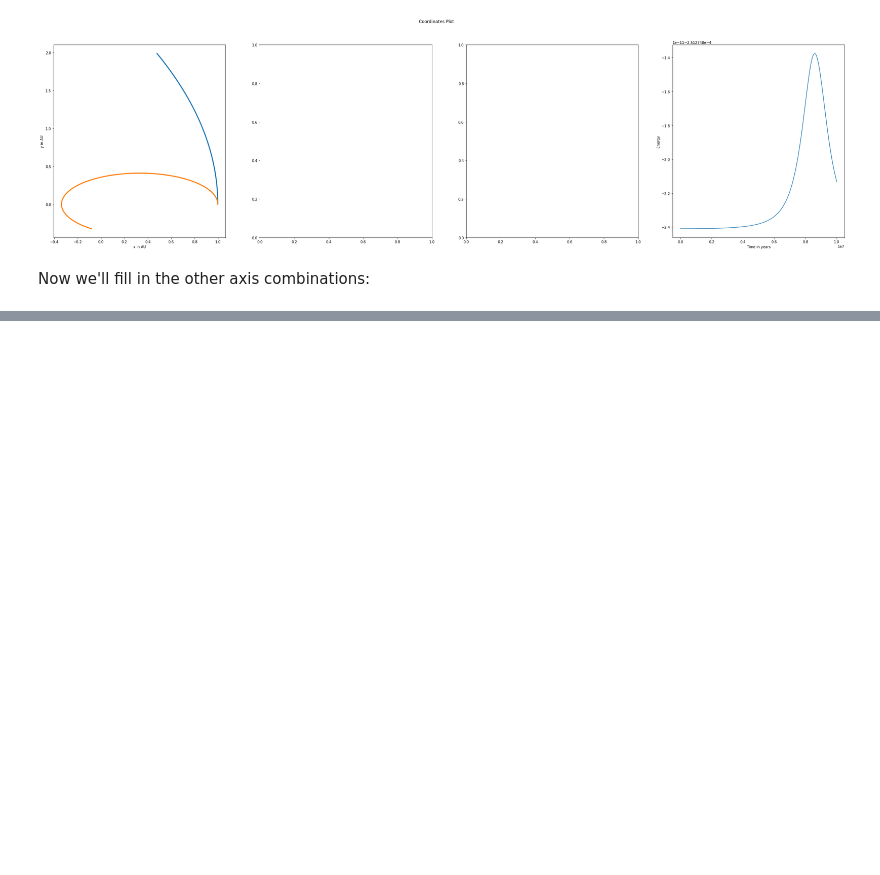
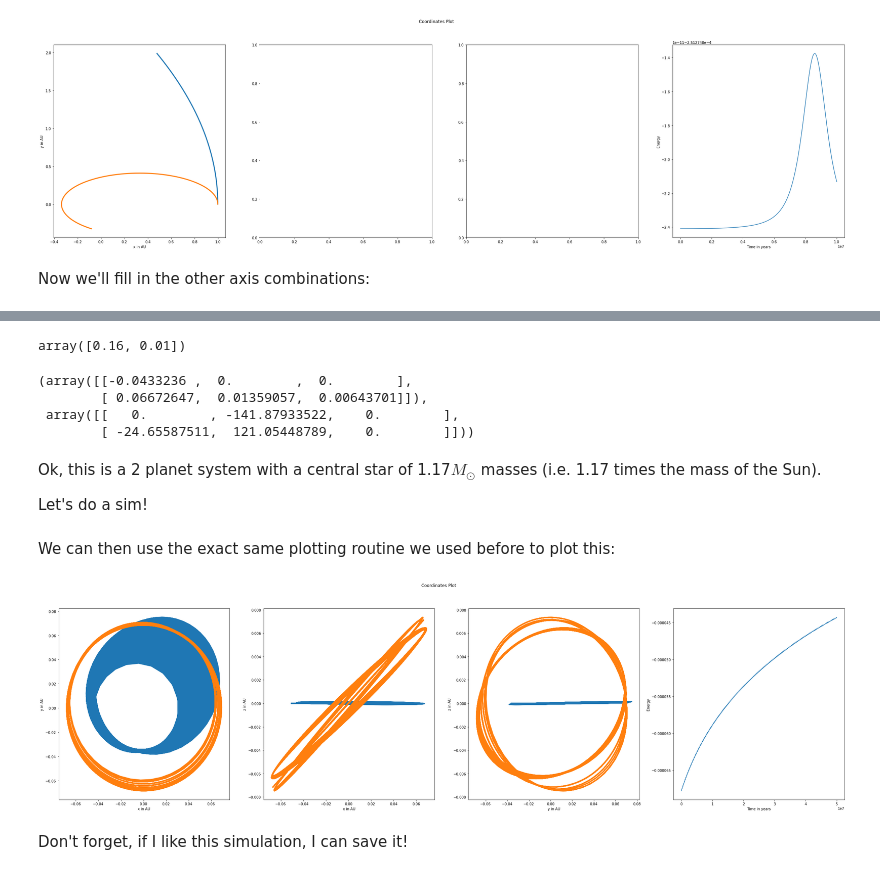
Before and after one commit to jnaiman/csci-p-14110, a Jupyter notebook: lesson05/_Part2_planetsIn3D_lesson05.ipynb, the cells around one changed output, grey strips where cells are left out. Cells and saved outputs as stored; diff of their text form; code cells hidden in the pictures; blank space fills up the shorter version.

```diff
--- a/lesson05/_Part2_planetsIn3D_lesson05.ipynb
+++ b/lesson05/_Part2_planetsIn3D_lesson05.ipynb
@@ -340,0 +140,3 @@ Bonus bonus: how would you go about making an animation of this?
+# %%
+from convert_kepler_data import read_kepler_data
+kepler_data = read_kepler_data('kepler101data.txt')
@@ -340,0 +156,66 @@ Bonus bonus: how would you go about making an animation of this?
+# %%
+planet_masses
+# %% [output]
+array([0.16, 0.01])
+# %%
+planet_initial_position, planet_initial_velocity
+# %% [output]
+(array([[-0.0433236 ,  0.        ,  0.        ],
+        [ 0.06672647,  0.01359057,  0.00643701]]),
+ array([[   0.        , -141.87933522,    0.        ],
+        [ -24.65587511,  121.05448789,    0.        ]]))
+# %% [markdown]
+Ok, this is a 2 planet system with a central star of 1.17$M_\odot$ masses (i.e. 1.17 times the mass of the Sun).
+
+Let's do a sim!
+# %%
+# solve
+# h is for hermite!
+r_h, v_h, t_h, E_h = do_hermite(star_mass,
+                                planet_masses,
+                                planet_initial_position,
+                                planet_initial_velocity,
+                               tfinal=1e4*5000, Nsteps=5000,
+                               threeDee=True)
+# %% [markdown]
+We can then use the exact same plotting routine we used before to plot this:
+# %%
+# now make 4 plots instead of 2, and make it 4x wide as tall
+fig, ax = plt.subplots(1, 4, figsize = (10*4, 10))
+fig.suptitle('Coordinates Plot')
+
+# X vs Y means 0th vs 1st coordinate axes
+# ax[0] means first plot
+# recall:
+# r_h[NUMBER OF PARTICLES, NUMBER COORDINATES (X,Y,Z), NUMBER OF TIMESTEPS]
+ax[0].set_xlabel('x in AU')
+ax[0].set_ylabel('y in AU')
+for i in range(len(planet_masses)):
+    ax[0].plot(r_h[i,0,:], r_h[i,1,:], lw=3)
+
+# X vs Z means 0th vs 2nd coordinate axes
+# ax[1] means 2nd plot
+ax[1].set_xlabel('x in AU')
+ax[1].set_ylabel('z in AU')
+for i in range(len(planet_masses)):
+    ax[1].plot(r_h[i,0,:], r_h[i,2,:], lw=3)
+
+# Y vs Z means 1th vs 2nd coordinate axes
+# ax[2] means 3rd plot
+ax[2].set_xlabel('y in AU')
+ax[2].set_ylabel('z in AU')
+for i in range(len(planet_masses)):
+    ax[2].plot(r_h[i,1,:], r_h[i,2,:], lw=3)
+
+
+# make *last* plot energy
+ax[3].set_xlabel('Time in years')
+ax[3].set_ylabel('Energy')
+# re-norm energy
+ax[3].plot(t_h, E_h)
+
+plt.show()
+# %% [output]
+[figure, added]
+# %% [markdown]
+Don't forget, if I like this simulation, I can save it!
```
Also changed, not shown: parts of 31 cells of this notebook, 31 other files.
